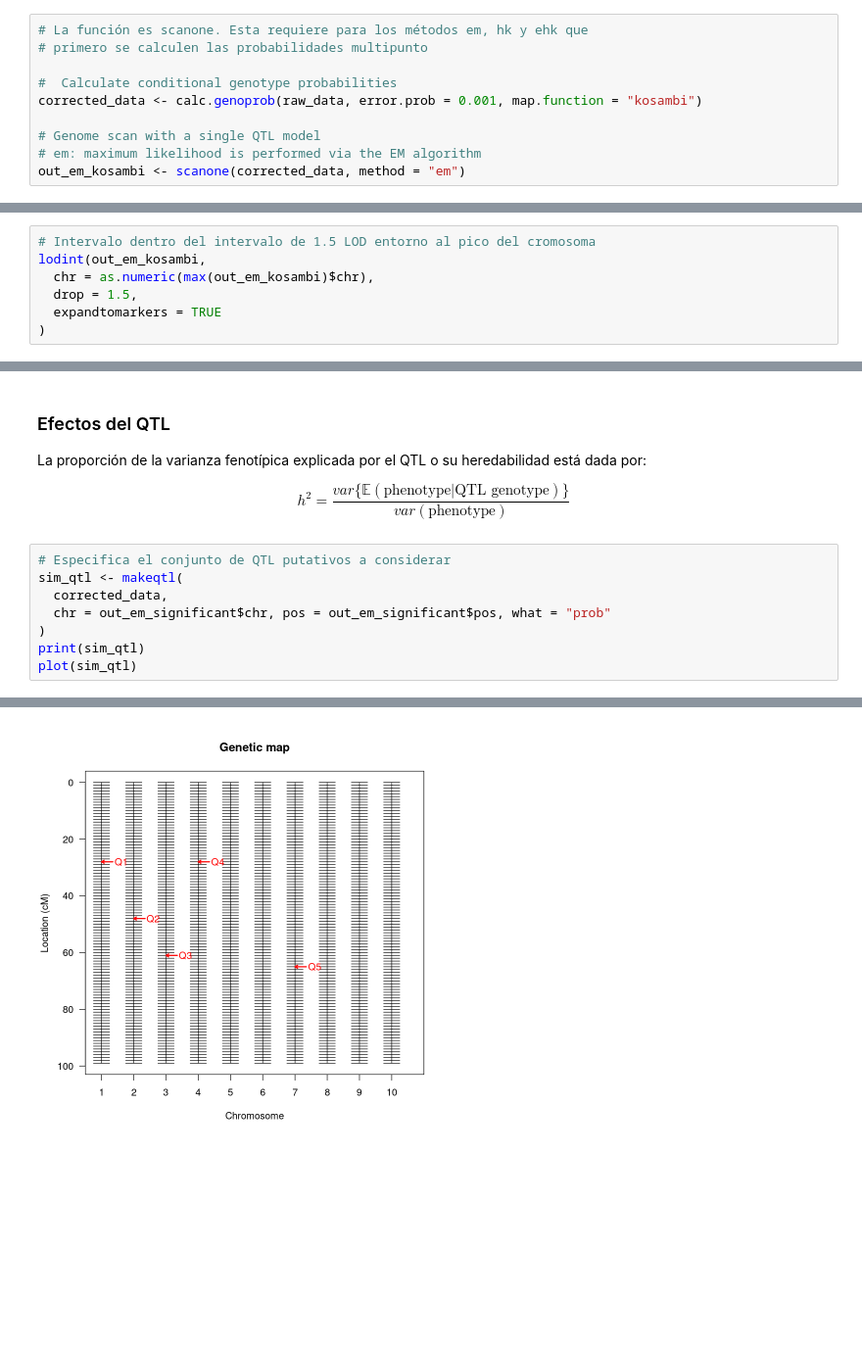
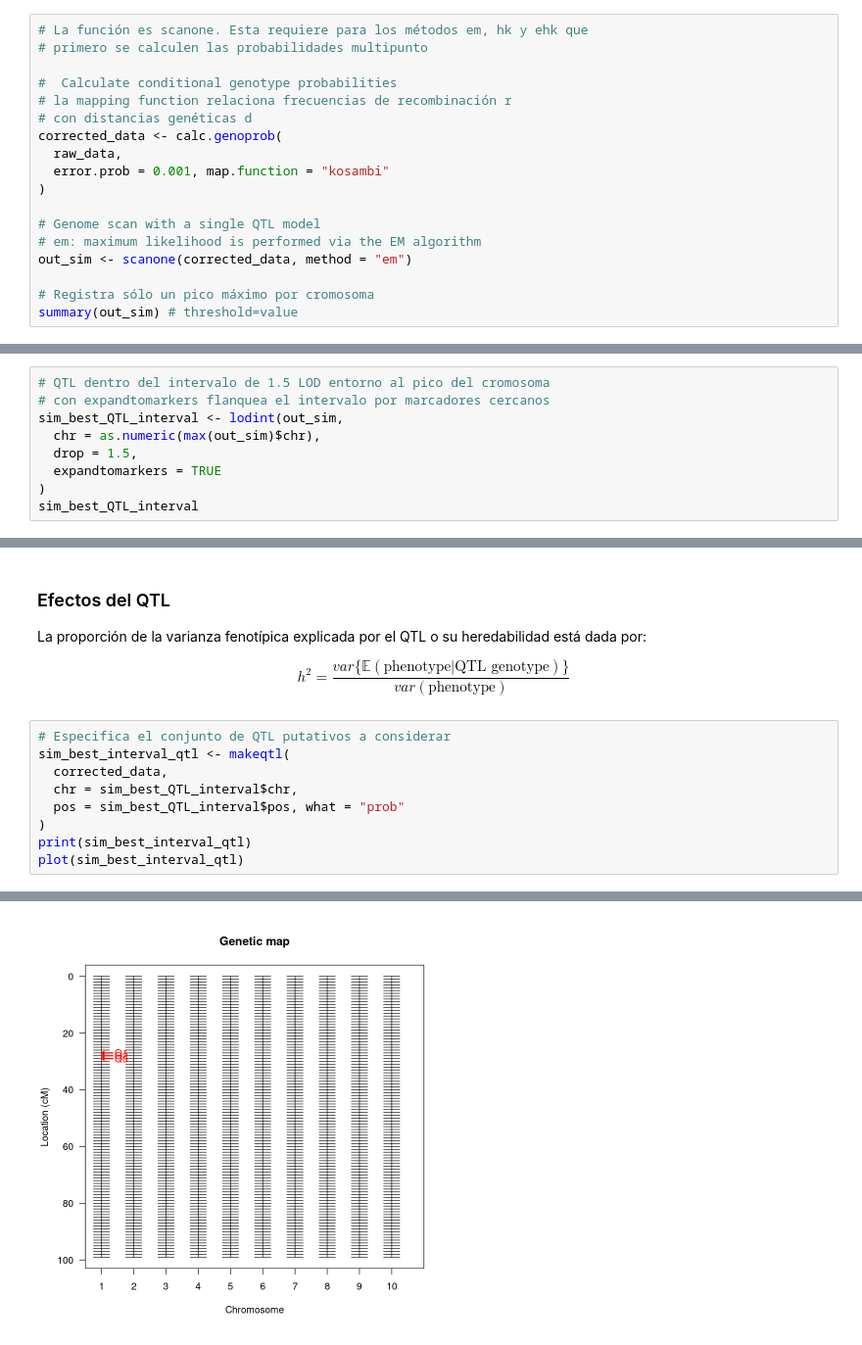
Before and after one commit to hdescobarh/journey-resolution, a Jupyter notebook: GRC_Taller04_mapeo_ligamiento/Code/ejercicio.ipynb, the cells around one changed output, grey strips where cells are left out. Shown at 98% size. Drawn from its saved outputs; the diff is of its cells as text; blank space fills up the shorter version.

```diff
--- a/GRC_Taller04_mapeo_ligamiento/Code/ejercicio.ipynb
+++ b/GRC_Taller04_mapeo_ligamiento/Code/ejercicio.ipynb
@@ -122,8 +125,16 @@ Markers by chromosome:
 # primero se calculen las probabilidades multipunto
 
 #  Calculate conditional genotype probabilities
-corrected_data <- calc.genoprob(raw_data, error.prob = 0.001, map.function = "kosambi")
+# la mapping function relaciona frecuencias de recombinación r
+# con distancias genéticas d
+corrected_data <- calc.genoprob(
+  raw_data,
+  error.prob = 0.001, map.function = "kosambi"
+)
 
 # Genome scan with a single QTL model
 # em: maximum likelihood is performed via the EM algorithm
-out_em_kosambi <- scanone(corrected_data, method = "em")
+out_sim <- scanone(corrected_data, method = "em")
+
+# Registra sólo un pico máximo por cromosoma
+summary(out_sim) # threshold=value
@@ -211,12 +222,14 @@ Mayormente se emplean dos métodos:
 - Intervalos soportados por LOD (lodint)
 - Intervalo creíble (bayesint)
 # %%
-# Intervalo dentro del intervalo de 1.5 LOD entorno al pico del cromosoma
-lodint(out_em_kosambi,
-  chr = as.numeric(max(out_em_kosambi)$chr),
+# QTL dentro del intervalo de 1.5 LOD entorno al pico del cromosoma
+# con expandtomarkers flanquea el intervalo por marcadores cercanos
+sim_best_QTL_interval <- lodint(out_sim,
+  chr = as.numeric(max(out_sim)$chr),
   drop = 1.5,
   expandtomarkers = TRUE
 )
+sim_best_QTL_interval
 # %% [output]
 A scanone: 3 × 3
 |  | chr | pos | lod |
@@ -232,12 +245,13 @@ La proporción de la varianza fenotípica explicada por el QTL o su heredabilida
 $$h^2 = \frac{var\{\mathbb{E}(\text{phenotype}|\text{QTL genotype})\}}{var(\text{phenotype})}$$
 # %%
 # Especifica el conjunto de QTL putativos a considerar
-sim_qtl <- makeqtl(
+sim_best_interval_qtl <- makeqtl(
   corrected_data,
-  chr = out_em_significant$chr, pos = out_em_significant$pos, what = "prob"
+  chr = sim_best_QTL_interval$chr,
+  pos = sim_best_QTL_interval$pos, what = "prob"
 )
-print(sim_qtl)
-plot(sim_qtl)
+print(sim_best_interval_qtl)
+plot(sim_best_interval_qtl)
 # %% [output]
   QTL object containing genotype probabilities.
 
@@ -250,4 +262,4 @@ Q5 7@66.0   7  66     2
-[figure, old version]
+[figure, new version]
 # %%
 # Ajusta el modelo de QTL definido. Permite agregar
 # interacciones entre QTL y covariables
```
Also changed, not shown: parts of 21 cells of this notebook.
